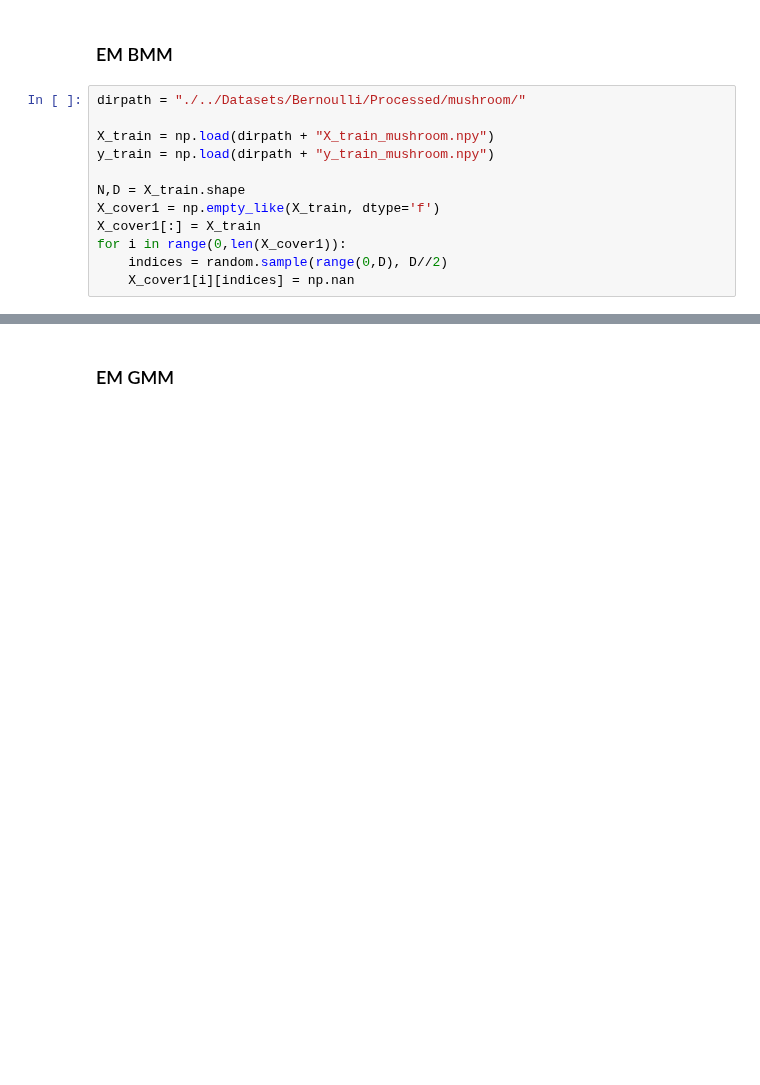
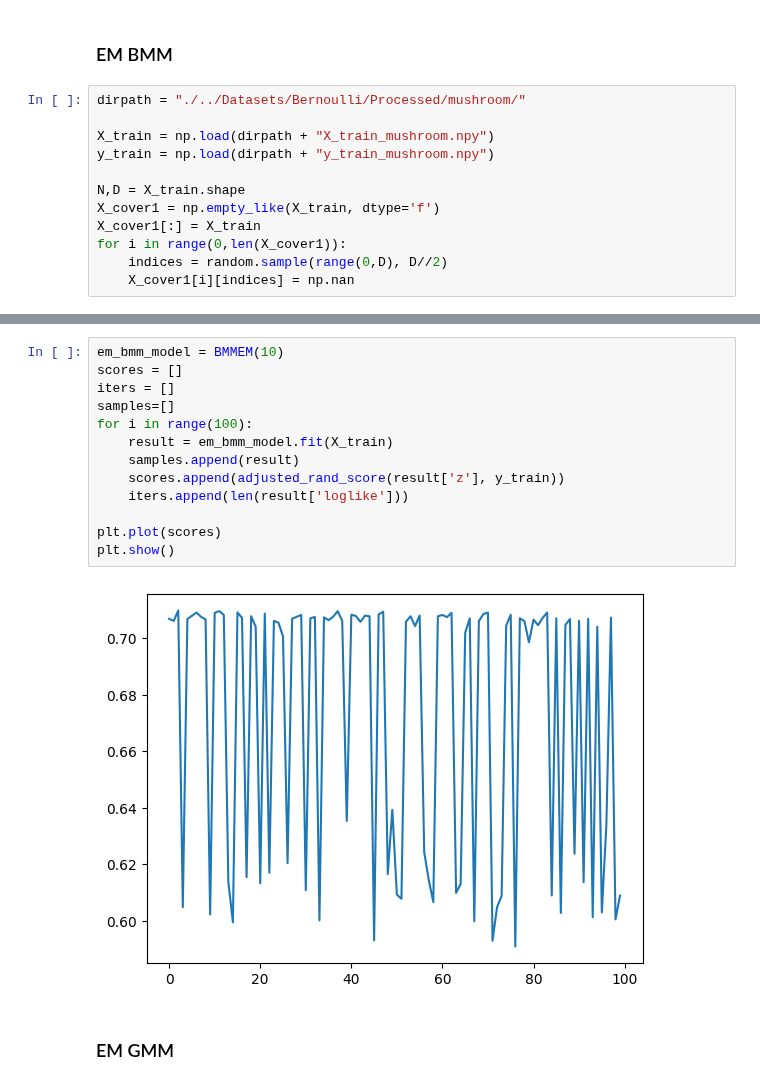
Before and after one commit to jimmyjz1127/bayesian-mixture-model-missing-data, a Jupyter notebook: test.ipynb, the cells around one changed output, grey strips where cells are left out. Cells and saved outputs as stored; diff of their text form; blank space fills up the shorter version.

```diff
--- a/test.ipynb
+++ b/test.ipynb
@@ -458,3 +444,18 @@ plt.show()
+# %%
+em_bmm_model = BMMEM(10)
+scores = []
+iters = []
+samples=[]
+for i in range(100):
+    result = em_bmm_model.fit(X_train)
+    samples.append(result)
+    scores.append(adjusted_rand_score(result['z'], y_train))
+    iters.append(len(result['loglike']))
+
+plt.plot(scores)
+plt.show()
+# %% [output]
+[figure, added]
 # %% [markdown]
 ### EM GMM
 # %%
```
Also changed, not shown: parts of 13 cells of this notebook, 16 other files.
